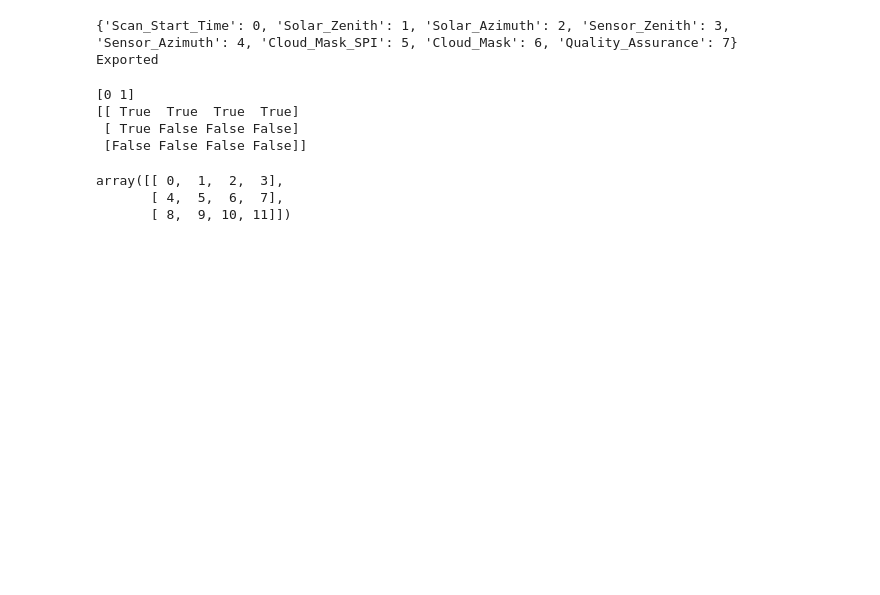
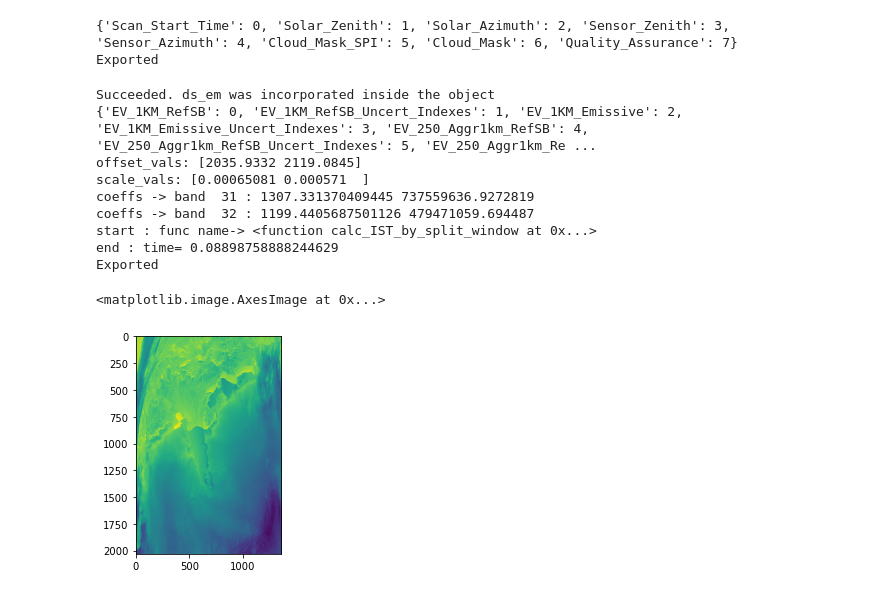
Before and after one commit to kazuki-nakata/kn-general_analysis_tools, a Jupyter notebook: notebook/Tutorial_MODIS.ipynb, the cells around one changed output. Drawn from its saved outputs; the diff is of its cells as text; code cells hidden in the pictures; blank space fills up the shorter version.

Commit message:
major update for MODIS heat flux calc.

```diff
--- a/notebook/Tutorial_MODIS.ipynb
+++ b/notebook/Tutorial_MODIS.ipynb
@@ -54,11 +54,25 @@ raster.export_output(r"../../test_data/output/myd35_mask.tiff")
 {'Scan_Start_Time': 0, 'Solar_Zenith': 1, 'Solar_Azimuth': 2, 'Sensor_Zenith': 3, 'Sensor_Azimuth': 4, 'Cloud_Mask_SPI': 5, 'Cloud_Mask': 6, 'Quality_Assurance': 7}
 Exported
 # %%
+#%%timeit
+infile=r"../../test_data/modis/MYD021KM.A2008246.1905.061.2018037220606.hdf"
+dirname=os.path.dirname(infile); basename=os.path.basename(infile)
+hdfpath2=glob.glob(dirname + os.sep + basename[0:3] + '03.' + basename.split('.')[1] + '*.hdf')[0]
+
+raster=modis.Open(infile,hdfpath2,"em")
+print(raster.subdsID)
+ist=raster.calc_IST()
+raster.export_output(r"../../test_data/output/myd021km_ist.tiff")
+plt.imshow(ist)
 # %% [output]
-[0 1]
-[[ True  True  True  True]
- [ True False False False]
- [False False False False]]
+Succeeded. ds_em was incorporated inside the object
+{'EV_1KM_RefSB': 0, 'EV_1KM_RefSB_Uncert_Indexes': 1, 'EV_1KM_Emissive': 2, 'EV_1KM_Emissive_Uncert_Indexes': 3, 'EV_250_Aggr1km_RefSB': 4, 'EV_250_Aggr1km_RefSB_Uncert_Indexes': 5, 'EV_250_Aggr1km_Re ...
+offset_vals: [2035.9332 2119.0845]
+scale_vals: [0.00065081 0.000571  ]
+coeffs -> band  31 : 1307.331370409445 737559636.9272819
+coeffs -> band  32 : 1199.4405687501126 479471059.694487
+start : func name-> <function calc_IST_by_split_window at 0x...>
+end : time= 0.08898758888244629
+Exported
-array([[ 0,  1,  2,  3],
-       [ 4,  5,  6,  7],
-       [ 8,  9, 10, 11]])
+<matplotlib.image.AxesImage at 0x...>
+[figure, added]
```
Also changed, not shown: parts of 2 cells of this notebook, 10 other files.
